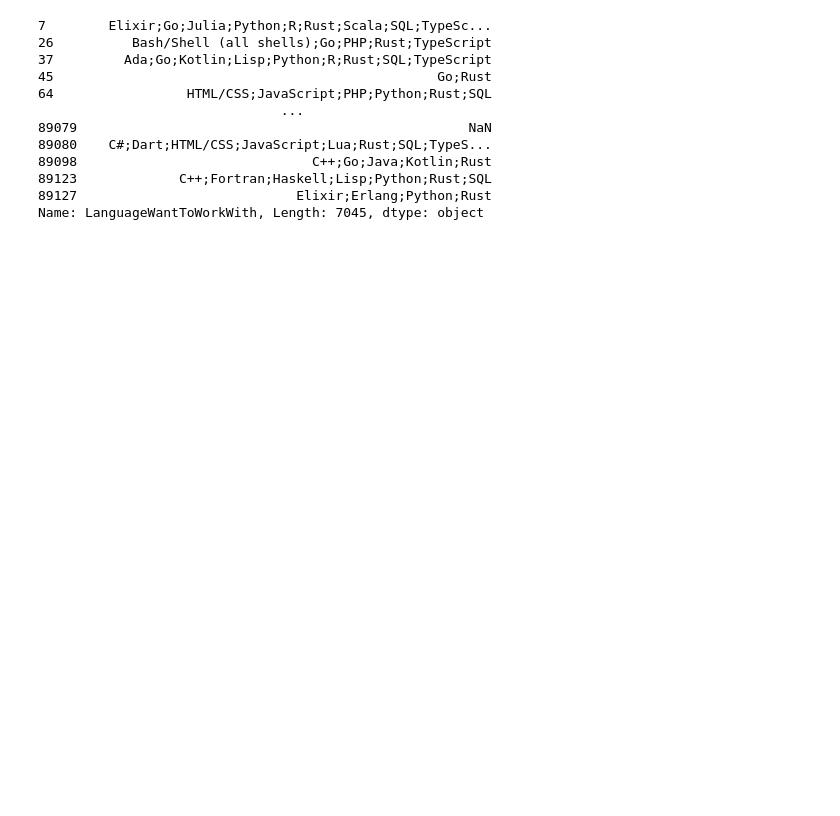
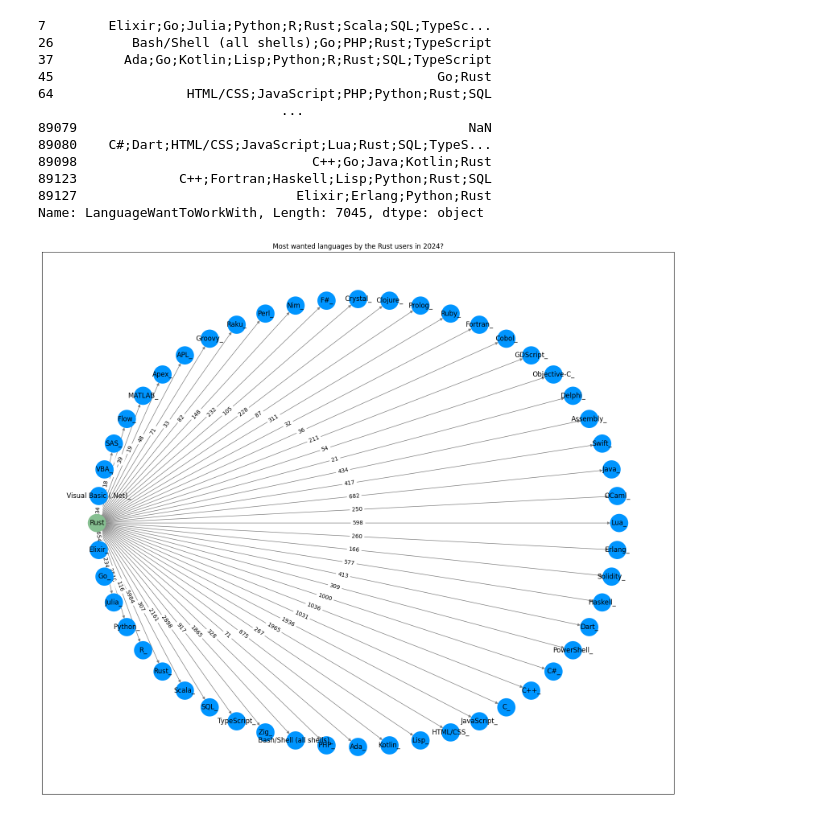
Before and after one commit to fab7/LAB-Data-Science-Blog-Post, a Jupyter notebook: notebook/who_are_the_rust_users.ipynb, the cells around one changed output. Cells and saved outputs as stored; diff of their text form; code cells hidden in the pictures; blank space fills up the shorter version.

```diff
--- a/notebook/who_are_the_rust_users.ipynb
+++ b/notebook/who_are_the_rust_users.ipynb
@@ -517,3 +687,8 @@ df_rust_users['LanguageWantToWorkWith']
 89123             C++;Fortran;Haskell;Lisp;Python;Rust;SQL
 89127                            Elixir;Erlang;Python;Rust
 Name: LanguageWantToWorkWith, Length: 7045, dtype: object
+# %%
+rust_dependency_graph(df_rust_admirers, df_rust_users,
+                      'Most wanted languages by the Rust users in 2024?', 'users')
+# %% [output]
+[figure, added]
```
Also changed, not shown: parts of 21 cells of this notebook.
